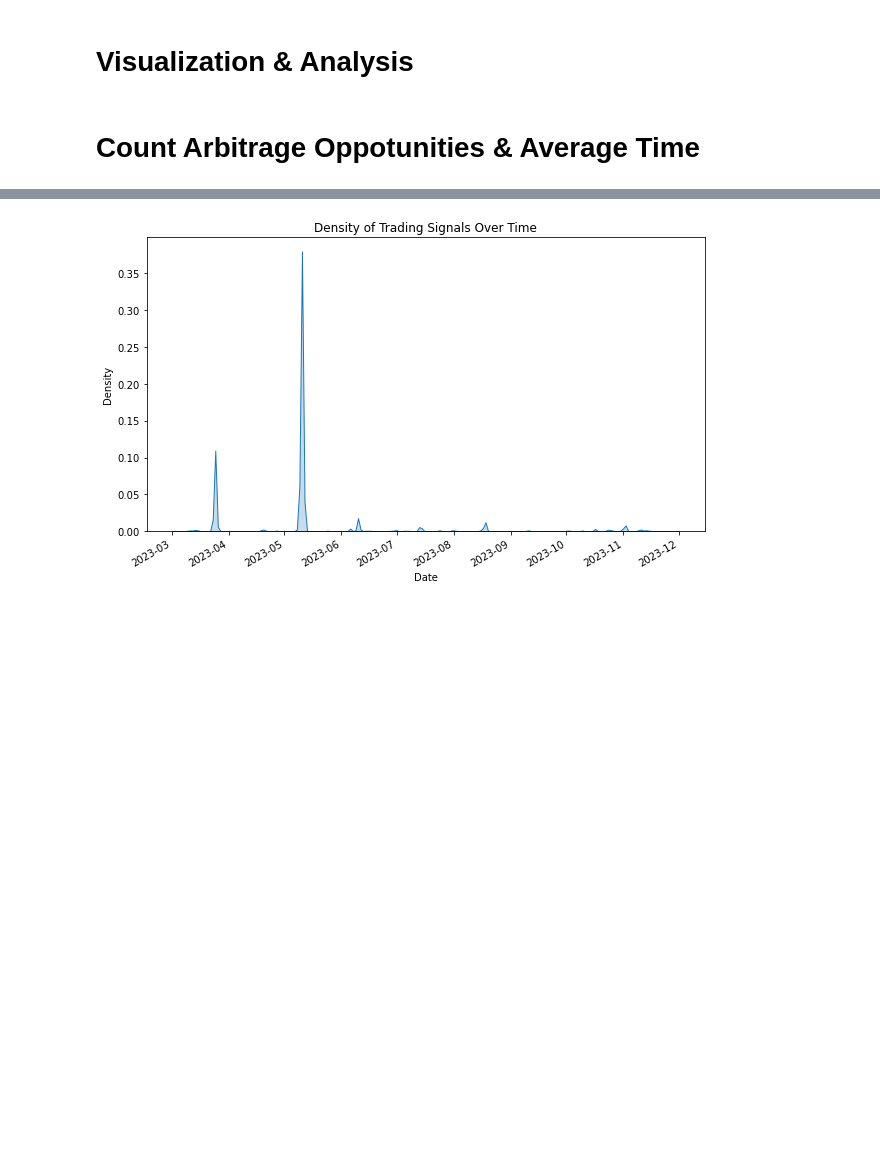
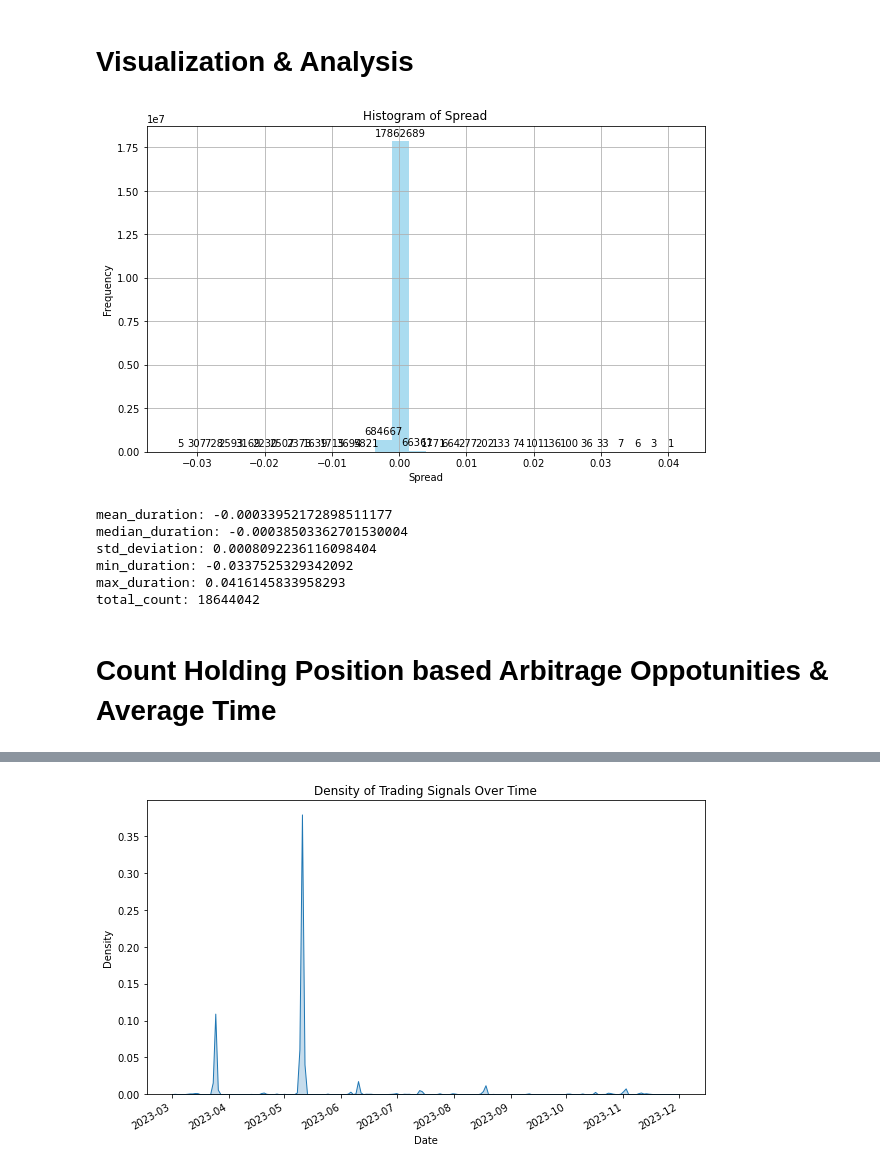
Before and after one commit to YRPan1999/future-spot-arbitrage-backtesting-and-research, a Jupyter notebook: visualization.ipynb, the cells around one changed output, grey strips where cells are left out. Saved outputs shown, nothing was run; the diff lists cells and outputs as text; code cells hidden in the pictures; blank space fills up the shorter version.

```diff
--- a/visualization.ipynb
+++ b/visualization.ipynb
@@ -189,13 +59,24 @@ Deleted: merged_data/SOLUSDT-INJUSDT-2023-03.csv
 # %% [markdown]
 # Visualization & Analysis
 # %%
-# # import data
-# import pandas as pd
+# import data
+import pandas as pd
+import data_visualization
 
-# # Path to the directory containing the CSV files
-# merged_directory = 'spread_data'
+# Path to the directory containing the CSV files
+merged_directory = 'spread_data'
 
-# # Reading each CSV file into a DataFrame
-# spreads_SOL_SOL_df = pd.read_csv(f'{merged_directory}/spreads_SOLUSDT_SOLUSDT.csv')
+# Reading each CSV file into a DataFrame
+spreads_SOL_SOL_df = pd.read_csv(f'{merged_directory}/spreads_SOLUSDT_SOLUSDT.csv')
 # spread_SOL_BTC_df = pd.read_csv(f'{merged_directory}/spread_SOL_BTC.csv')
 # spread_SOL_INJ_df = pd.read_csv(f'{merged_directory}/spreads_SOLUSDT_INJUSDT.csv')
+
+stats = data_visualization.calculate_spread_statistics(spreads_SOL_SOL_df)
+# %% [output]
+[figure, added]
+mean_duration: -0.00033952172898511177
+median_duration: -0.00038503362701530004
+std_deviation: 0.0008092236116098404
+min_duration: -0.0337525329342092
+max_duration: 0.0416145833958293
+total_count: 18644042
@@ -291,2 +83,2 @@ def calculate_spread_statistics(spreads_df):
 # %% [markdown]
-# Count Arbitrage Oppotunities & Average Time
+# Count Holding Position based Arbitrage Oppotunities & Average Time
```
Also changed, not shown: parts of 33 cells of this notebook, 5 other files.
